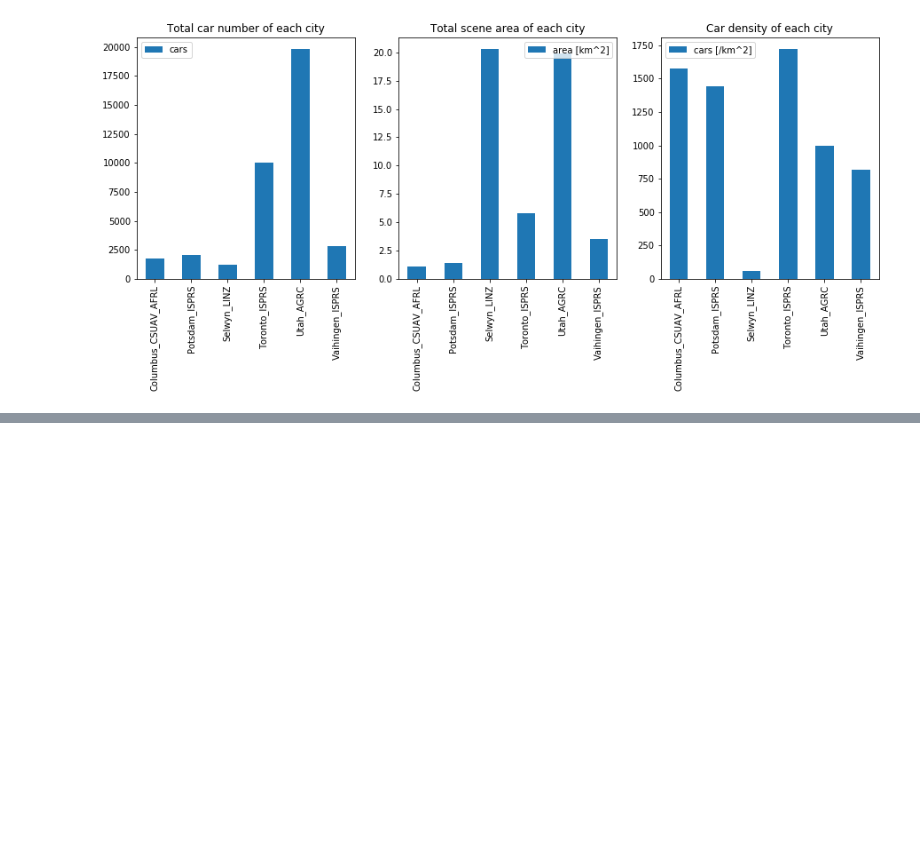
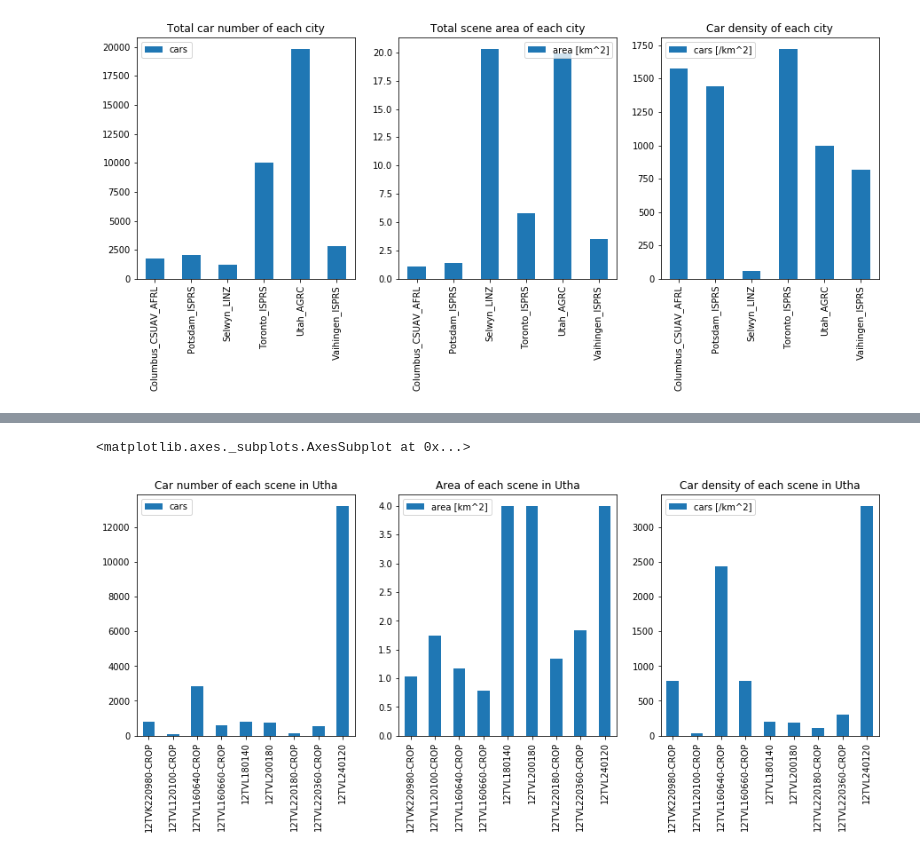
Before and after one commit to motokimura/cowc_car_counting, a Jupyter notebook: notebooks/features/extract_cowc_stats.ipynb, the cells around one changed output, grey strips where cells are left out. Saved outputs shown, nothing was run; the diff lists cells and outputs as text; code cells hidden in the pictures; blank space fills up the shorter version.

Commit message:
Update extract_cowc_stats.ipynb with Utah statics computation

```diff
--- a/notebooks/features/extract_cowc_stats.ipynb
+++ b/notebooks/features/extract_cowc_stats.ipynb
@@ -51,23 +83,11 @@ stats = {}
 
 for city in cities:
 
+    scene_paths = get_scenes(city_root, city)
     city_name, _ = os.path.splitext(city)
 
-    with open(os.path.join(city_root, city)) as f:
-        scenes = f.readlines()
-
-    annotated_scenes = []
-
-    for scene in scenes:
-        scene = scene.rstrip()
-
-        annotation_file = scene + "_Annotated_Cars.png"
-        annotation_path = os.path.join(data_root, os.path.join(city_name, annotation_file))
-
-        annotated_scenes.append(annotation_path)
-
     print("Loading {} ...".format(city_name))
-    city_stats = extract_city_stats(annotated_scenes)
+    city_stats = extract_city_stats(data_root, scene_paths)
 
     stats[city_name] = city_stats
 
@@ -81,8 +101,9 @@ Loading Utah_AGRC ...
 Loading Vaihingen_ISPRS ...
 Done!
 # %%
-stats_df = pd.DataFrame.from_dict(stats, orient='index')
+def gen_stats_dataframe(stats):
+    stats_df = pd.DataFrame.from_dict(stats, orient='index')
 
-stats_df['cars [/km^2]'] = stats_df['cars'] / stats_df['area [km^2]']
+    stats_df['cars [/km^2]'] = stats_df['cars'] / stats_df['area [km^2]']
 
-stats_df
+    return stats_df
@@ -104,0 +132,8 @@ stats_df.plot(ax=axes[2], kind='bar', y=['cars [/km^2]'], title='Car density of
+# %%
+city_utah = 'Utah_AGRC.txt'
+
+scenes_utah = get_scenes(city_root, city_utah)
+stats_utah = extract_city_stats(data_root, scenes_utah, False)
+
+stats_utah_df = gen_stats_dataframe(stats_utah)
+stats_utah_df
@@ -104,0 +151,8 @@ stats_df.plot(ax=axes[2], kind='bar', y=['cars [/km^2]'], title='Car density of
+# %%
+fig, axes = plt.subplots(nrows=1, ncols=3, figsize=(5* 3, 5))
+stats_utah_df.plot(ax=axes[0], kind='bar', y=['cars'], title='Car number of each scene in Utha')
+stats_utah_df.plot(ax=axes[1], kind='bar', y=['area [km^2]'], title='Area of each scene in Utha')
+stats_utah_df.plot(ax=axes[2], kind='bar', y=['cars [/km^2]'], title='Car density of each scene in Utha')
+# %% [output]
+<matplotlib.axes._subplots.AxesSubplot at 0x...>
+[figure, added]
```
Also changed, not shown: parts of 6 cells of this notebook.
